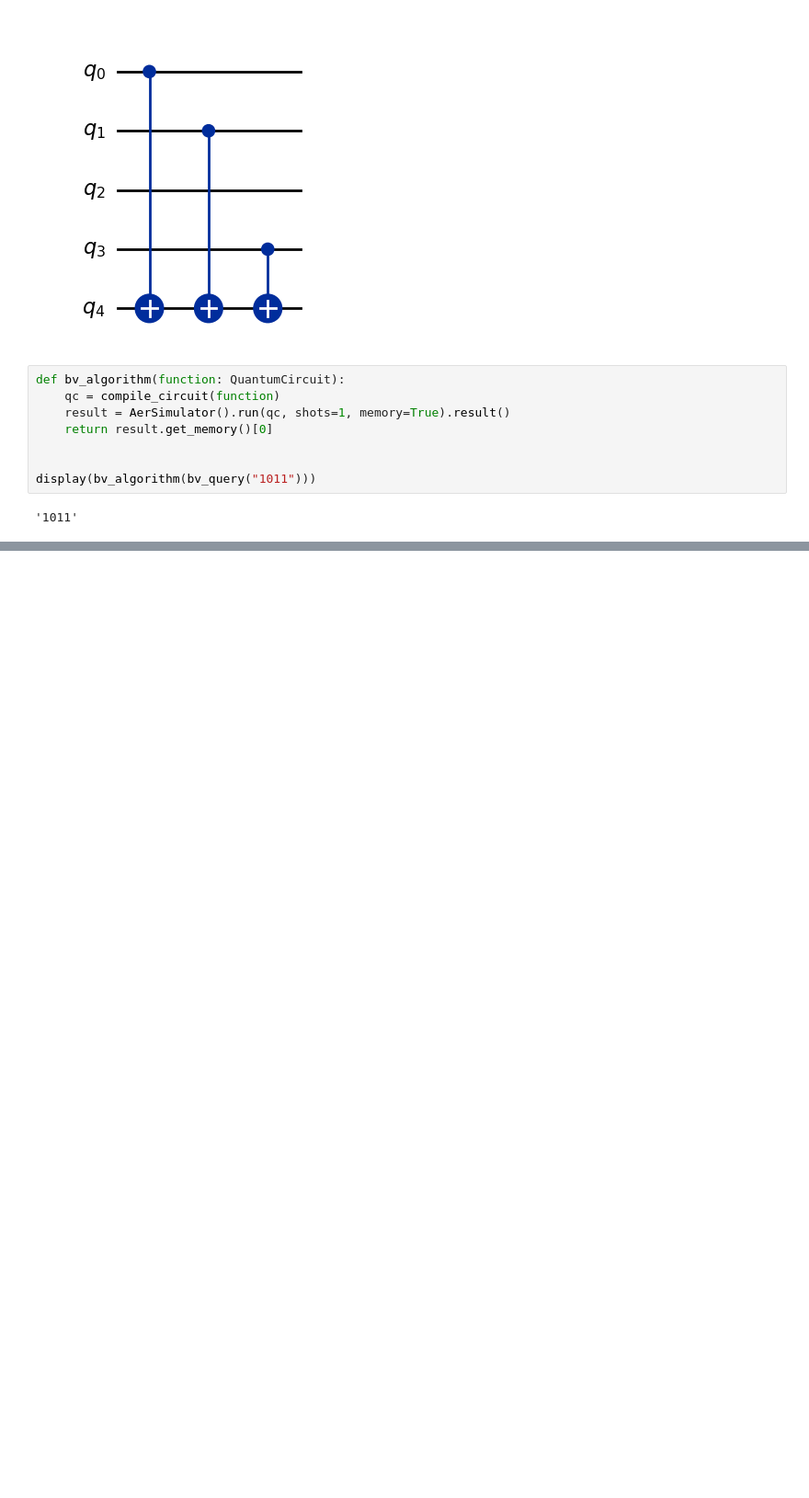
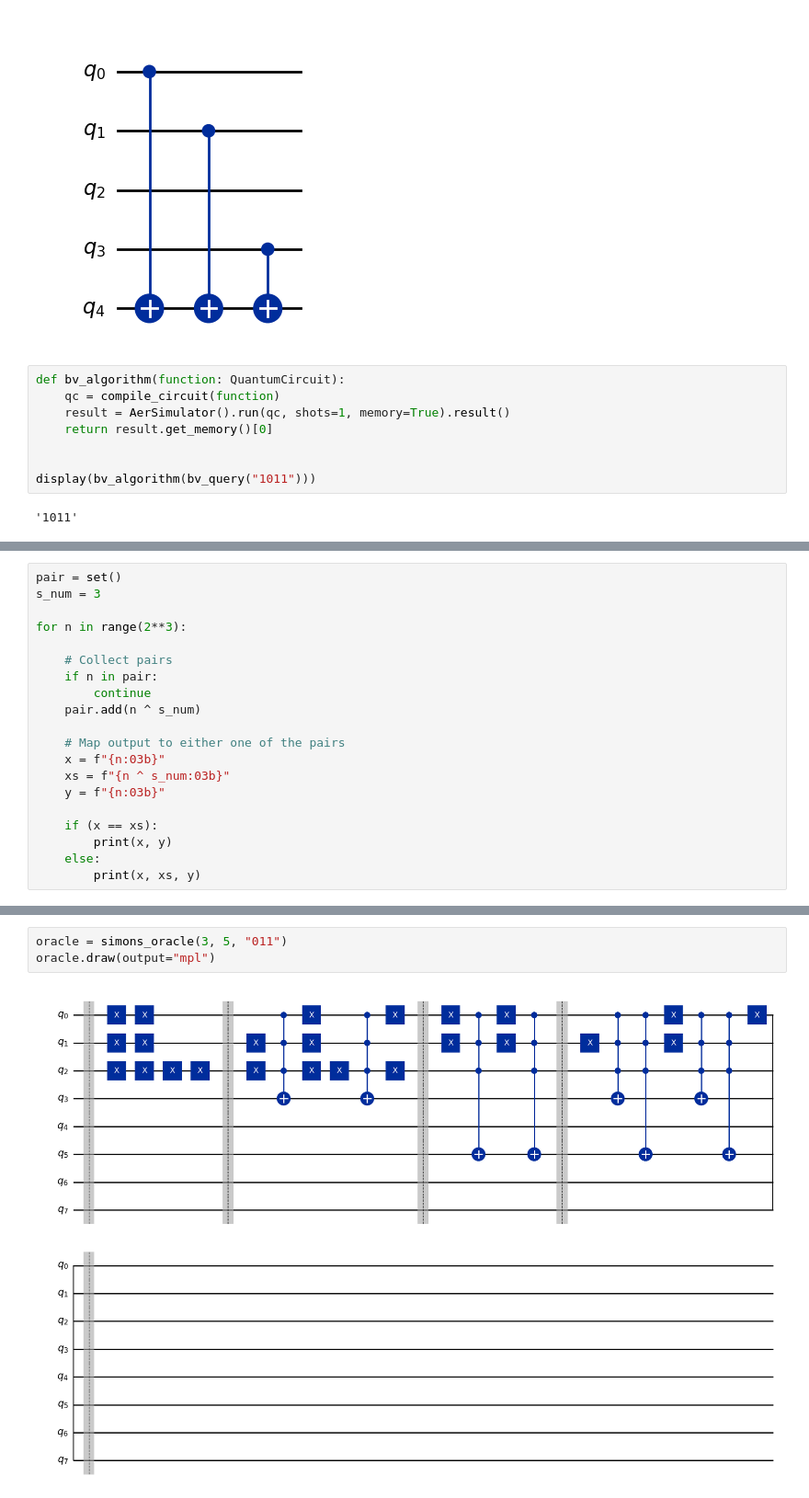
Before and after one commit to Mir-Ilham/qiskit-ibm-quantum-study, a Jupyter notebook: fundamentals-of-quantum-algorithms/1-quantum-query-algorithms.ipynb, the cells around one changed output, grey strips where cells are left out. Shown at 92% size. Saved outputs shown, nothing was run; the diff lists cells and outputs as text; blank space fills up the shorter version.

Commit message:
Add Simons algorithm implementation

```diff
--- a/fundamentals-of-quantum-algorithms/1-quantum-query-algorithms.ipynb
+++ b/fundamentals-of-quantum-algorithms/1-quantum-query-algorithms.ipynb
@@ -249,0 +279,20 @@ display(bv_algorithm(bv_query("1011")))
+# %%
+pair = set()
+s_num = 3
+
+for n in range(2**3):
+
+    # Collect pairs
+    if n in pair:
+        continue
+    pair.add(n ^ s_num)
+
+    # Map output to either one of the pairs
+    x = f"{n:03b}"
+    xs = f"{n ^ s_num:03b}"
+    y = f"{n:03b}"
+
+    if (x == xs):
+        print(x, y)
+    else:
+        print(x, xs, y)
@@ -249,0 +353,5 @@ display(bv_algorithm(bv_query("1011")))
+# %%
+oracle = simons_oracle(3, 5, "011")
+oracle.draw(output="mpl")
+# %% [output]
+[figure, added]
```
Also changed, not shown: parts of 13 cells of this notebook, 1 other file.
